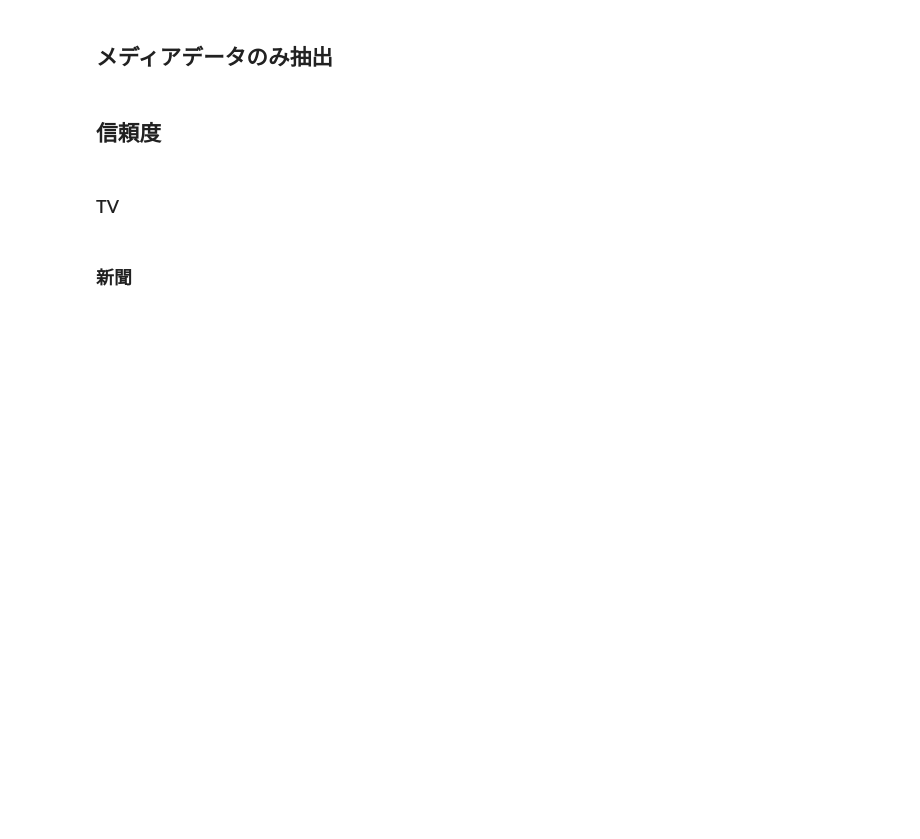
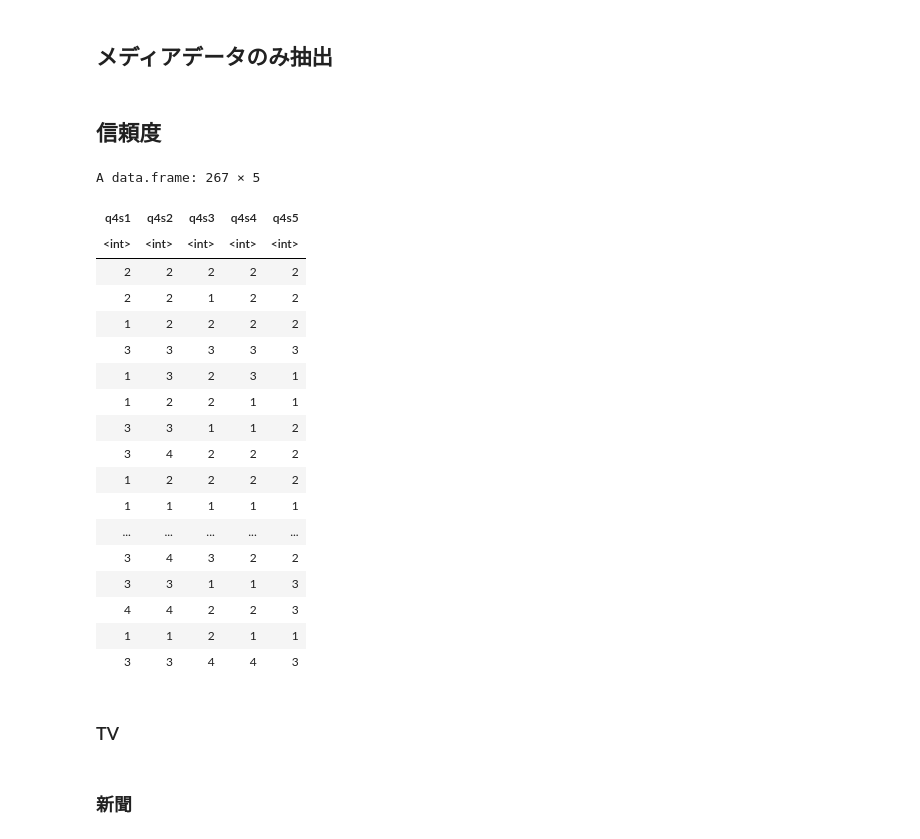
Before and after one commit to e4rll/kanmake, a Jupyter notebook: kanmake.ipynb, the cells around one changed output. Saved outputs shown, nothing was run; the diff lists cells and outputs as text; code cells hidden in the pictures; blank space fills up the shorter version.

```diff
--- a/kanmake.ipynb
+++ b/kanmake.ipynb
@@ -154,3 +154,28 @@ d.is <- usedf %>%
     select(q3s5, q4s5)
 # %% [markdown]
  ## 信頼度
+# %%
+q4 <- usedf %>%
+    select(starts_with("q4"))
+# %%
+q4
+# %% [output]
+A data.frame: 267 × 5
+| q4s1 | q4s2 | q4s3 | q4s4 | q4s5 |
+| <int> | <int> | <int> | <int> | <int> |
+| 2 | 2 | 2 | 2 | 2 |
+| 2 | 2 | 1 | 2 | 2 |
+| 1 | 2 | 2 | 2 | 2 |
+| 3 | 3 | 3 | 3 | 3 |
+| 1 | 3 | 2 | 3 | 1 |
+| 1 | 2 | 2 | 1 | 1 |
+| 3 | 3 | 1 | 1 | 2 |
+| 3 | 4 | 2 | 2 | 2 |
+| 1 | 2 | 2 | 2 | 2 |
+| 1 | 1 | 1 | 1 | 1 |
+| ... | ... | ... | ... | ... |
+| 3 | 4 | 3 | 2 | 2 |
+| 3 | 3 | 1 | 1 | 3 |
+| 4 | 4 | 2 | 2 | 3 |
+| 1 | 1 | 2 | 1 | 1 |
+| 3 | 3 | 4 | 4 | 3 |
```
Also changed, not shown: parts of 2 cells of this notebook.
